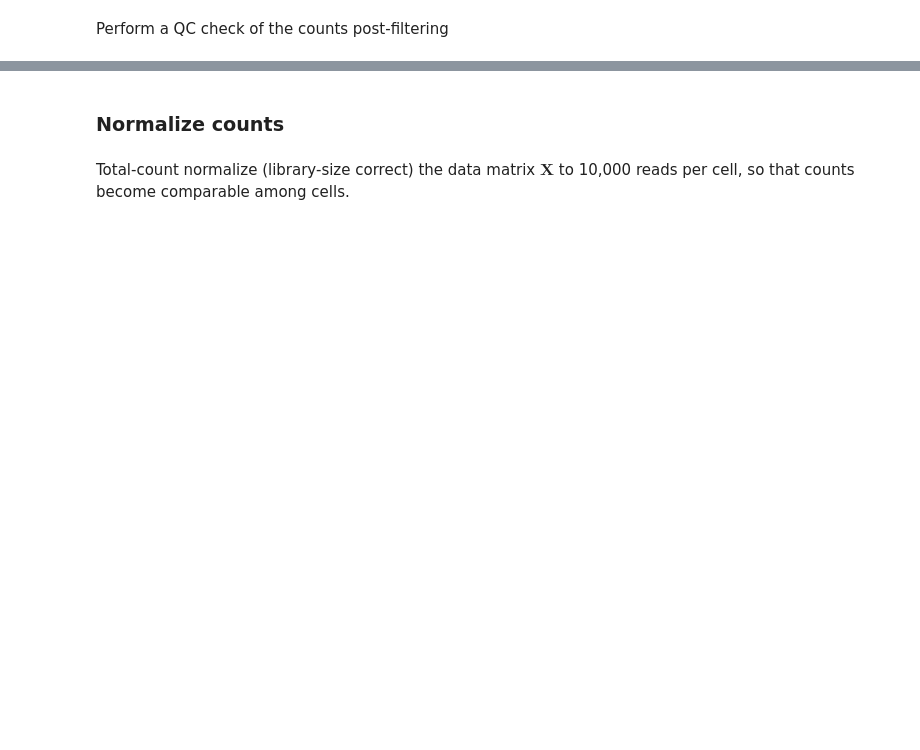
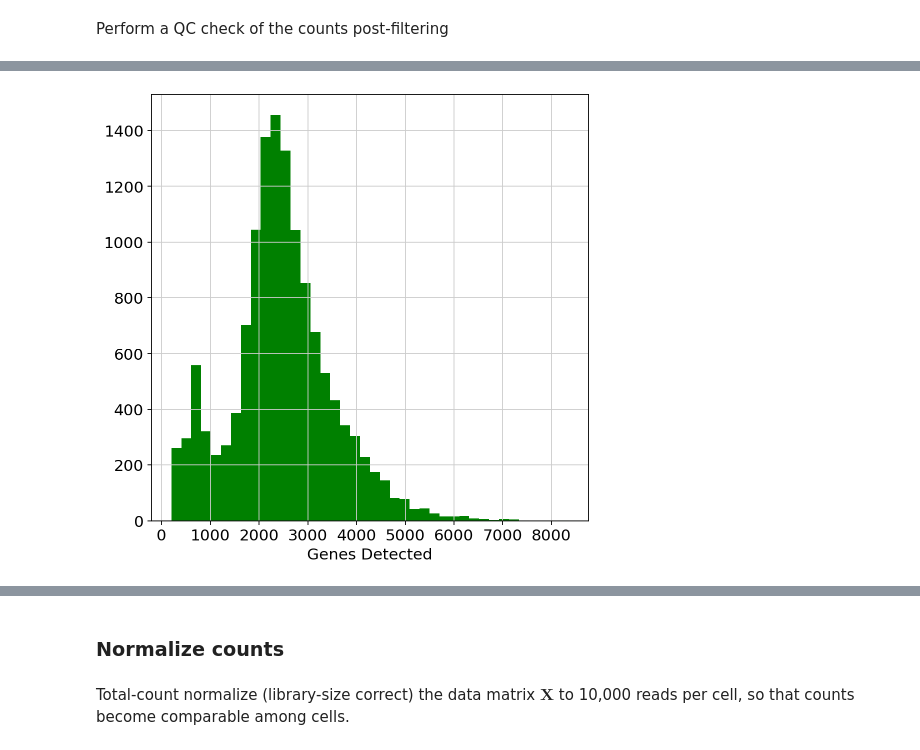
Before and after one commit to ingileif/BI188_Spring_2020, a Jupyter notebook: Bi188_data_analysis_project.ipynb, the cells around one changed output, grey strips where cells are left out. Drawn from its saved outputs; the diff is of its cells as text; code cells hidden in the pictures; blank space fills up the shorter version.

```diff
--- a/Bi188_data_analysis_project.ipynb
+++ b/Bi188_data_analysis_project.ipynb
@@ -464,0 +520,10 @@ Perform a QC check of the counts post-filtering
+# %%
+# Histogram of #genes expressed in each cell
+fig, ax = plt.subplots(figsize=(7, 7))
+y = np.asarray(np.sum(adata.X>0, axis=1))[:,0]
+ax.hist(y, color="green", bins=40)
+ax.set_xlabel("Genes Detected")
+
+plt.show()
+# %% [output]
+[figure, added]
```
Also changed, not shown: parts of 25 cells of this notebook.
